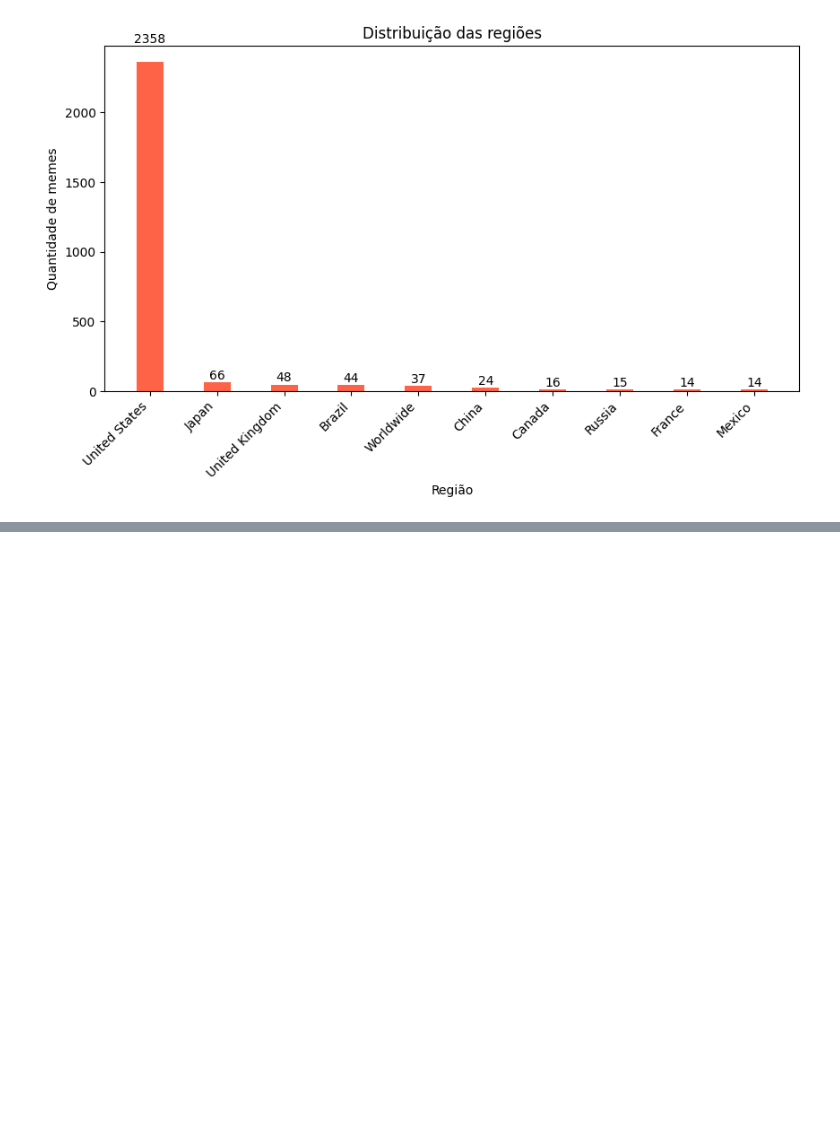
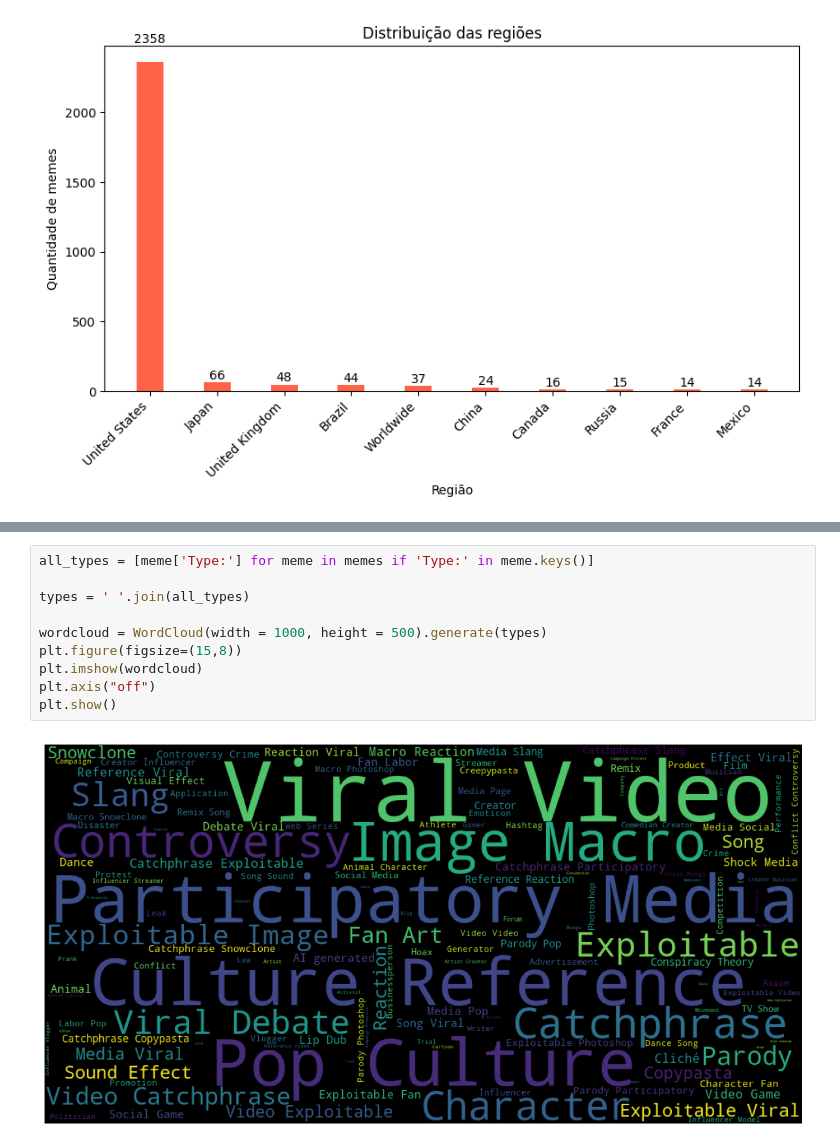
Before and after one commit to RdgFerreira/TPCompSocial, a Jupyter notebook: stats.ipynb, the cells around one changed output, grey strips where cells are left out. Saved outputs shown, nothing was run; the diff lists cells and outputs as text; blank space fills up the shorter version.

```diff
--- a/stats.ipynb
+++ b/stats.ipynb
@@ -72,0 +115,12 @@ plt.show()
+# %%
+all_types = [meme['Type:'] for meme in memes if 'Type:' in meme.keys()]
+
+types = ' '.join(all_types)
+
+wordcloud = WordCloud(width = 1000, height = 500).generate(types)
+plt.figure(figsize=(15,8))
+plt.imshow(wordcloud)
+plt.axis("off")
+plt.show()
+# %% [output]
+[figure, added]
```
Also changed, not shown: parts of 8 cells of this notebook.
